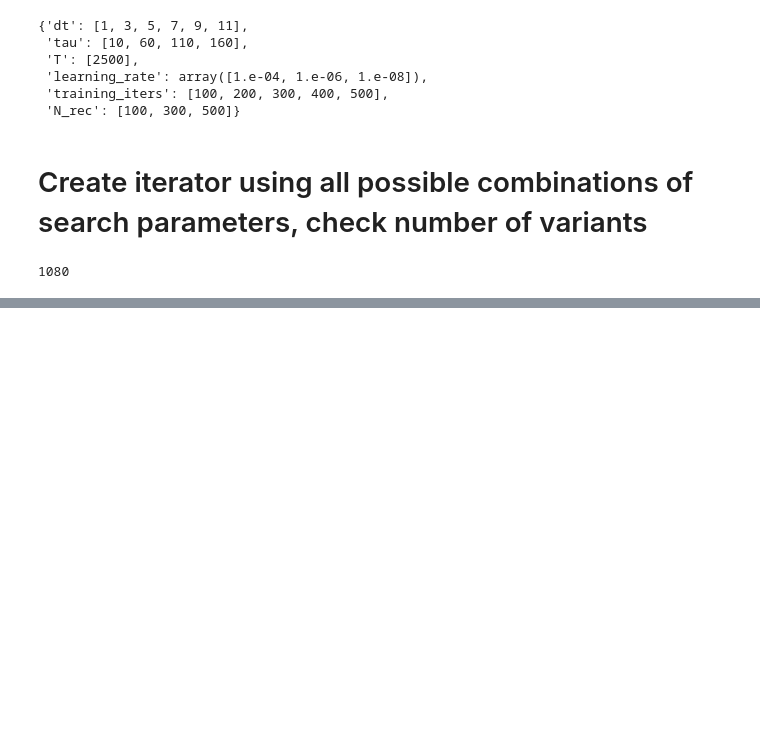
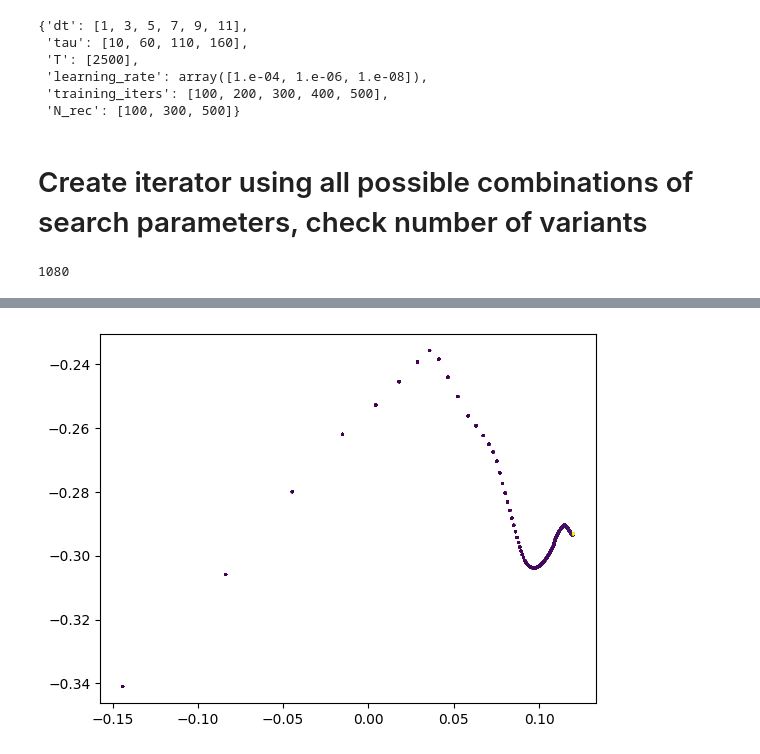
Before and after one commit to kushalkolar/rnn-go-brr, a Jupyter notebook: rnngobrr/gridsearch.ipynb, the cells around one changed output, grey strips where cells are left out. Saved outputs shown, nothing was run; the diff lists cells and outputs as text; code cells hidden in the pictures; blank space fills up the shorter version.

```diff
--- a/rnngobrr/gridsearch.ipynb
+++ b/rnngobrr/gridsearch.ipynb
@@ -192,10 +206,7 @@ gs_params
 # Create iterator using all possible combinations of search parameters, check number of variants
 # %%
 iterator = product(*[gs_params[k] for k in gs_param_names])
-n_combos = len(list(iterator))
-print(n_combos)
-
-# need to make it again because calling `list()` destroys it
-iterator = product(*[gs_params[k] for k in gs_param_names])
+iterator = list(iterator)
+len(iterator)
 # %% [output]
 1080
@@ -201,0 +245,23 @@ iterator = product(*[gs_params[k] for k in gs_param_names])
+# %%
+processes = list()
+
+for i, r in tqdm(df.iterrows(), total=df.index.size):
+    runfile =\
+        f"#!/bin/bash\n"\
+        f"source /home/kushalk/.bashrc\n"\
+        f"source /home/kushalk/python-venvs/stor566/bin/activate\n"\
+        f"python /home/kushalk/repos/rnn-go-brr/rnngobrr/run_grid.py --uuid {r.uuid}"
+
+    runfile_path = f"./runfiles/{r.uuid}"
+
+    with open(runfile_path, "w") as f:
+        f.write(runfile)
+
+    st = os.stat(runfile_path)
+    os.chmod(runfile_path, st.st_mode | S_IEXEC)
+
+    proc = Popen(runfile_path, cwd="./", stderr=DEVNULL)
+    processes.append(proc)
+
+    while [p.poll() is None for p in processes].count(True) > 20:
+        sleep(5)
@@ -207,7 +295,7 @@ df = pd.DataFrame(columns=columns)
 for dt, tau, T, learning_rate, training_iters, N_rec in tqdm(iterator, total=n_combos):
     u = uuid4() # to keep track of this model
 
-    task = Reach2Grab(dt = dt, tau = tau, T = T, N_batch = 128)
+    task = Reach2Grab(dt=dt, tau=tau, T=T, N_batch=128)
 
     network_params = task.get_task_params()
     network_params['name'] = str(u)
@@ -242,6 +330,7 @@ for dt, tau, T, learning_rate, training_iters, N_rec in tqdm(iterator, total=n_c
     df.loc[df.index.size] = s
 
     df.to_pickle("./models_dataframe.pickle")
+    break
     model_iter.destruct()
     # ---------------------- Test the trained model ---------------------------
     # x,target_output,mask, trial_params = task.get_trial_batch() # get pd task inputs and outputs
@@ -265,0 +352,2 @@ To enable them in other operations, rebuild TensorFlow with the appropriate comp
+# %%
+saved_model = load_model("Basic", df.iloc[0]["uuid"])
@@ -265,0 +364,7 @@ To enable them in other operations, rebuild TensorFlow with the appropriate comp
+# %%
+model_output, model_state = saved_model.test(task.get_trial_batch()[0])
+
+for i in range(128):
+    plt.scatter(model_output[i][:, 0], model_output[i][:, 1], s=1, c=np.arange(model_output.shape[1]))
+# %% [output]
+[figure, added]
```
Also changed, not shown: parts of 10 cells of this notebook, 1 other file.
